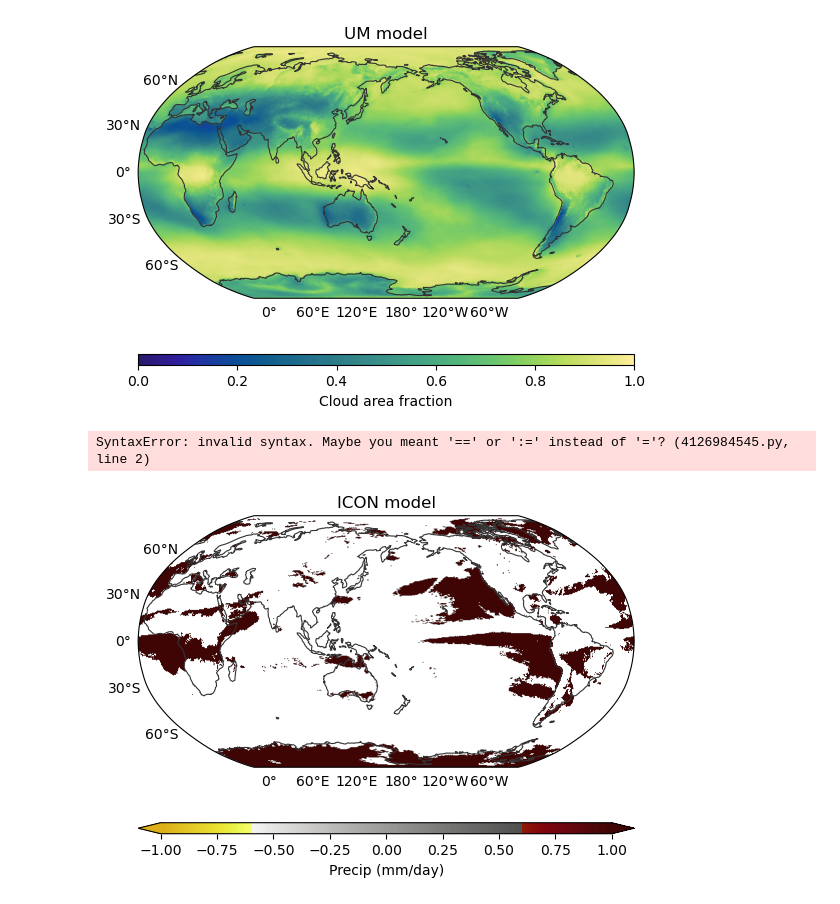
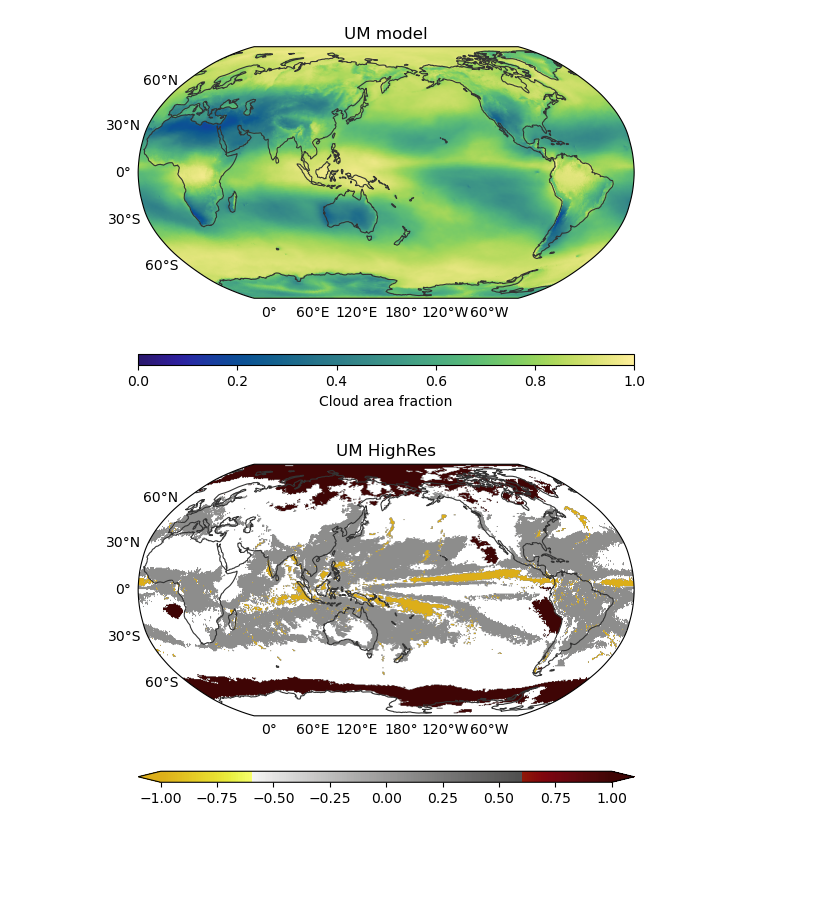
Before and after one commit to 21centuryweather/hk25-AusNode-TConvZones, a Jupyter notebook: notebooks/AS_01_highres_analysis.ipynb, the cells around one changed output. Saved outputs shown, nothing was run; the diff lists cells and outputs as text; code cells hidden in the pictures; blank space fills up the shorter version.

Commit message:
convective regimes detected, prelim analysis of rainfall biases

```diff
--- a/notebooks/AS_01_highres_analysis.ipynb
+++ b/notebooks/AS_01_highres_analysis.ipynb
@@ -91,14 +97,18 @@ plot_data(icon_clt_daily_loaded.mean('time'), cmap=cmocean.cm.haline, vmin=0, vm
 [figure]
 # %%
 import numpy as np
+# %%
+um_clt_monthly = um_clt_daily_loaded.resample(time = '1M').mean('time')
+um_pr_monthly = um_daily_loaded.resample(time = '1M').mean('time')
+
+icon_clt_monthly = icon_clt_daily_loaded.resample(time = '1M').mean('time')
+icon_pr_monthly = icon_daily_loaded.resample(time = '1M').mean('time')
 # %%
-icon_strat_regime = xr.where((icon_clt_daily_loaded.sel(time = slice('2020-06-01', '2020-07-01')).mean('time') > 0.5) & (icon_daily_loaded.sel(time = slice('2020-06-01', '2020-07-01')).mean('time') < 1.0), 1, np.nan)
+um_strat_regime = xr.where((um_clt_monthly.mean('time') > 0.70) & (um_pr_monthly.mean('time') < 1.0), 1, 0)
 
-icon_mod_conv_regime = xr.where((icon_clt_daily_loaded.sel(time = slice('2020-06-01', '2020-07-01')).mean('time') < 0.25) & (icon_daily_loaded.sel(time = slice('2020-06-01', '2020-07-01')).mean('time') > 1.5) & (icon_daily_loaded.sel(time = slice('2020-06-01', '2020-07-01')).mean('time') < 6), 0, np.nan)
+um_mod_conv_regime = xr.where((um_clt_monthly.mean('time') < 0.7) & (um_pr_monthly.mean('time') > 1.5) & (um_pr_monthly.mean('time') < 6), 0.1, 0)
 
-icon_strong_conv_regime = xr.where(icon_daily_loaded.sel(time = slice('2020-06-01', '2020-07-01')).mean('time') > 8, -1, np.nan)
+um_strong_conv_regime = xr.where(um_pr_monthly.mean('time') > 8, -1, 0)
 
-
-# icon_regimes = icon_strat_regime + icon_mod_conv_regime + icon_strong_conv_regime
+um_regimes = um_strat_regime + um_mod_conv_regime + um_strong_conv_regime
+um_regimes = xr.where(um_regimes == 0, np.nan, um_regimes)
-# %% [output]
-SyntaxError: invalid syntax. Maybe you meant '==' or ':=' instead of '='? (4126984545.py, line 2)
@@ -105,4 +124,4 @@ SyntaxError: invalid syntax. Maybe you meant '==' or ':=' instead of '='? (41269
 # %%
-plot_data(icon_strat_regime, vmin=-1, vmax=1, cmap=cmocean.cm.oxy_r)
+plot_data(um_regimes, vmin=-1, vmax=1, cmap=cmocean.cm.oxy_r, cbar_label='', plot_title='UM HighRes')
 # %% [output]
-[figure, old version]
+[figure, new version]
```
Also changed, not shown: parts of 29 cells of this notebook, 5 other files.
